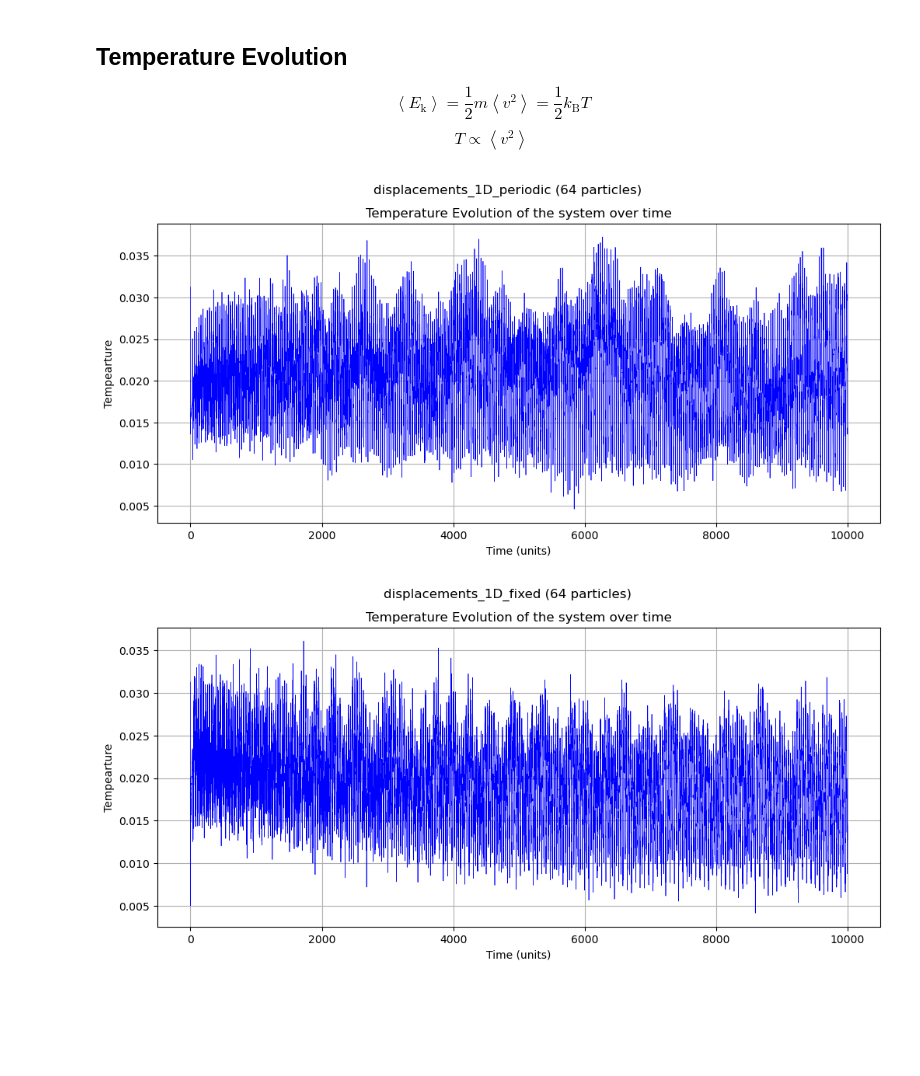
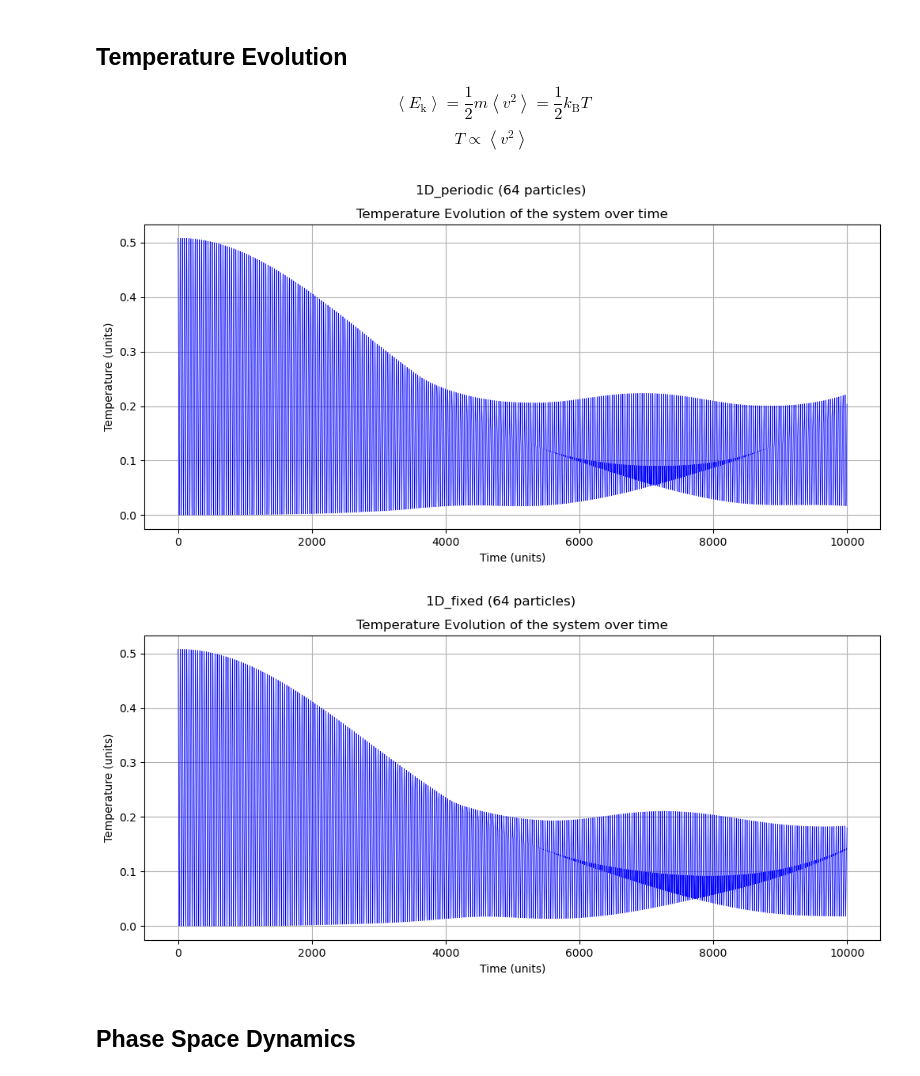
Before and after one commit to raw-asparagus/FPUT_Simulator, a Jupyter notebook: project.ipynb, the cells around one changed output. Cells and saved outputs as stored; diff of their text form; code cells hidden in the pictures; blank space fills up the shorter version.

```diff
--- a/project.ipynb
+++ b/project.ipynb
@@ -377,14 +486,15 @@ def temperature_evolution(filename, velocities):
 
     Plots system 'temperature' against time
     """
+    temperature = np.mean(velocities ** 2, axis = 1)
+
     plt.figure(figsize = (12, 5))
-    temperature = np.mean(velocities ** 2, axis = 1)
-    plt.plot(np.linspace(0, num_steps - 1, num_steps) * dt, temperature[:-1], c = 'b', lw = 0.5, ls = '-')
+    plt.plot(time_points, temperature[:-1], c = 'b', lw = 0.5, ls = '-')
 
     #   Set plot limits and labels
     plt.grid(True)
     plt.xlabel('Time (units)')
-    plt.ylabel('Tempearture')
+    plt.ylabel('Temperature (units)')
     plt.title(f'Temperature Evolution of the system over time')
     plt.suptitle(f'{filename} ({N} particles)')
 
@@ -396,14 +506,17 @@ def temperature_evolution(filename, velocities):
     plt.close()
     return None
 
-####################################################################################################
-#                                                                                                  #
-#                                    ABOVE CODE USED FOR SET UP                                    #
-#                                                                                                  #
-####################################################################################################
+################################################################################
+#                                                                              #
+#                          ABOVE CODE USED FOR SET UP                          #
+#                                                                              #
+################################################################################
-# %%
-temperature_evolution('displacements_1D_periodic', displacements_1D_periodic)
-temperature_evolution('displacements_1D_fixed', displacements_1D_fixed)
-# %% [output]
-[figure, removed]
-[figure, removed]
+# %%
+#   Plot temperature evolution
+temperature_evolution('1D_periodic', displacements_1D_periodic)
+temperature_evolution('1D_fixed', displacements_1D_fixed)
+# %% [output]
+[figure, added]
+[figure, added]
+# %% [markdown]
+## Phase Space Dynamics
```
Also changed, not shown: parts of 40 cells of this notebook, 12 other files.
